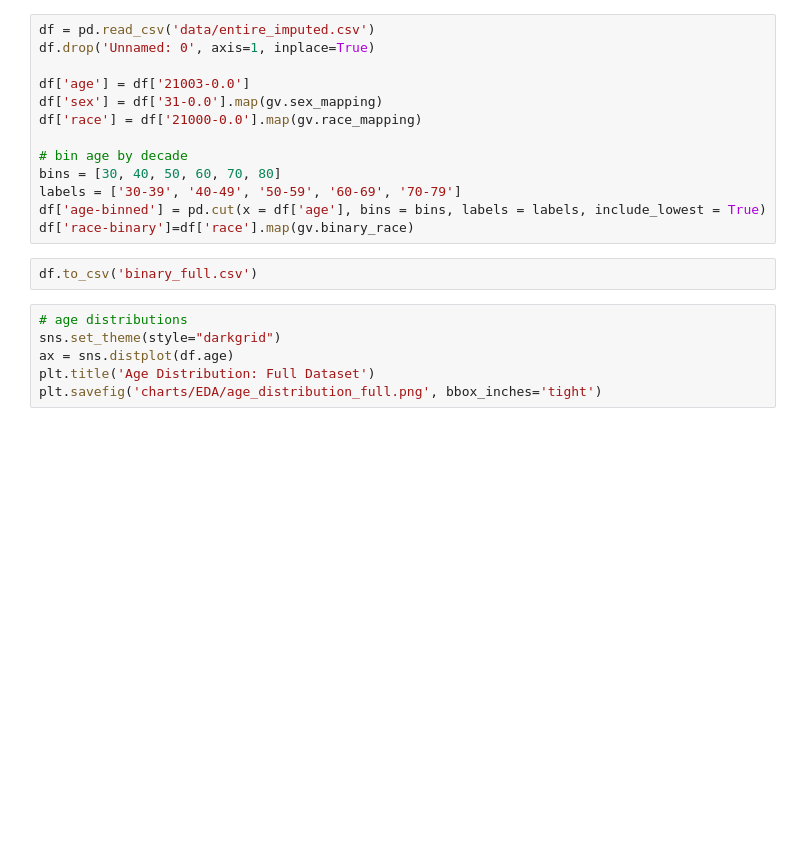
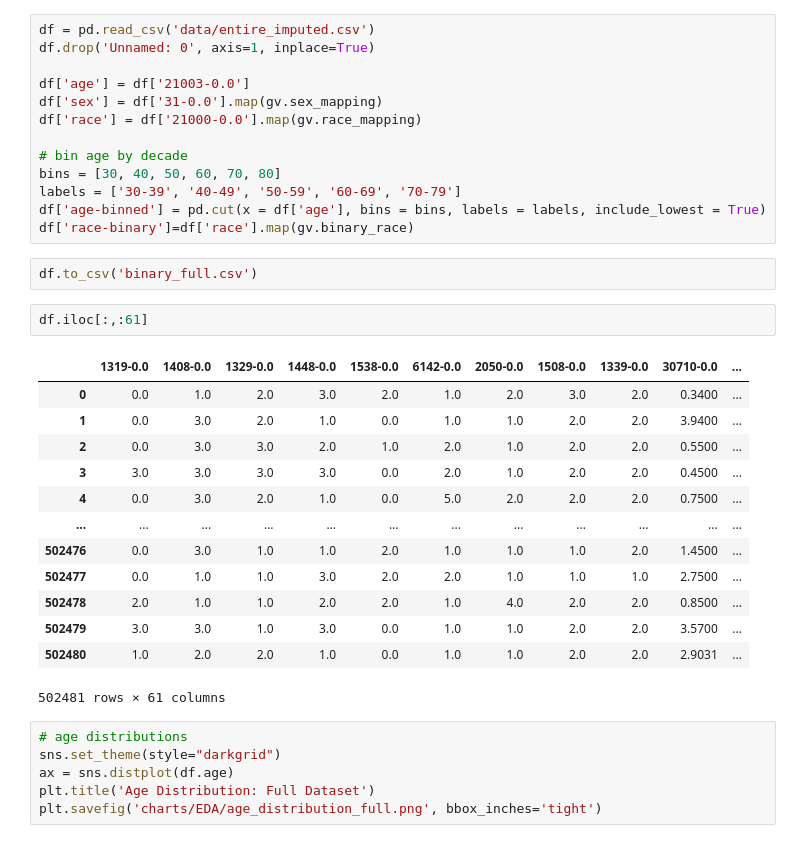
Before and after one commit to analiseb/UB-Masters-Thesis, a Jupyter notebook: PRE_eda.ipynb, the cells around one changed output. Drawn from its saved outputs; the diff is of its cells as text; blank space fills up the shorter version.

```diff
--- a/PRE_eda.ipynb
+++ b/PRE_eda.ipynb
@@ -441,6 +441,22 @@ df['age-binned'] = pd.cut(x = df['age'], bins = bins, labels = labels, include_l
 df['race-binary']=df['race'].map(gv.binary_race)
 # %%
 df.to_csv('binary_full.csv')
+# %%
+df.iloc[:,:61]
+# %% [output]
+|  | 1319-0.0 | 1408-0.0 | 1329-0.0 | 1448-0.0 | 1538-0.0 | 6142-0.0 | 2050-0.0 | 1508-0.0 | 1339-0.0 | 30710-0.0 | ... |
+| 0 | 0.0 | 1.0 | 2.0 | 3.0 | 2.0 | 1.0 | 2.0 | 3.0 | 2.0 | 0.3400 | ... |
+| 1 | 0.0 | 3.0 | 2.0 | 1.0 | 0.0 | 1.0 | 1.0 | 2.0 | 2.0 | 3.9400 | ... |
+| 2 | 0.0 | 3.0 | 3.0 | 2.0 | 1.0 | 2.0 | 1.0 | 2.0 | 2.0 | 0.5500 | ... |
+| 3 | 3.0 | 3.0 | 3.0 | 3.0 | 0.0 | 2.0 | 1.0 | 2.0 | 2.0 | 0.4500 | ... |
+| 4 | 0.0 | 3.0 | 2.0 | 1.0 | 0.0 | 5.0 | 2.0 | 2.0 | 2.0 | 0.7500 | ... |
+| ... | ... | ... | ... | ... | ... | ... | ... | ... | ... | ... | ... |
+| 502476 | 0.0 | 3.0 | 1.0 | 1.0 | 2.0 | 1.0 | 1.0 | 1.0 | 2.0 | 1.4500 | ... |
+| 502477 | 0.0 | 1.0 | 1.0 | 3.0 | 2.0 | 2.0 | 1.0 | 1.0 | 1.0 | 2.7500 | ... |
+| 502478 | 2.0 | 1.0 | 1.0 | 2.0 | 2.0 | 1.0 | 4.0 | 2.0 | 2.0 | 0.8500 | ... |
+| 502479 | 3.0 | 3.0 | 1.0 | 3.0 | 0.0 | 1.0 | 1.0 | 2.0 | 2.0 | 3.5700 | ... |
+| 502480 | 1.0 | 2.0 | 2.0 | 1.0 | 0.0 | 1.0 | 1.0 | 2.0 | 2.0 | 2.9031 | ... |
+502481 rows × 61 columns
 # %%
 # age distributions
 sns.set_theme(style="darkgrid")
```
Also changed, not shown: parts of 6 cells of this notebook, 5 other files.
